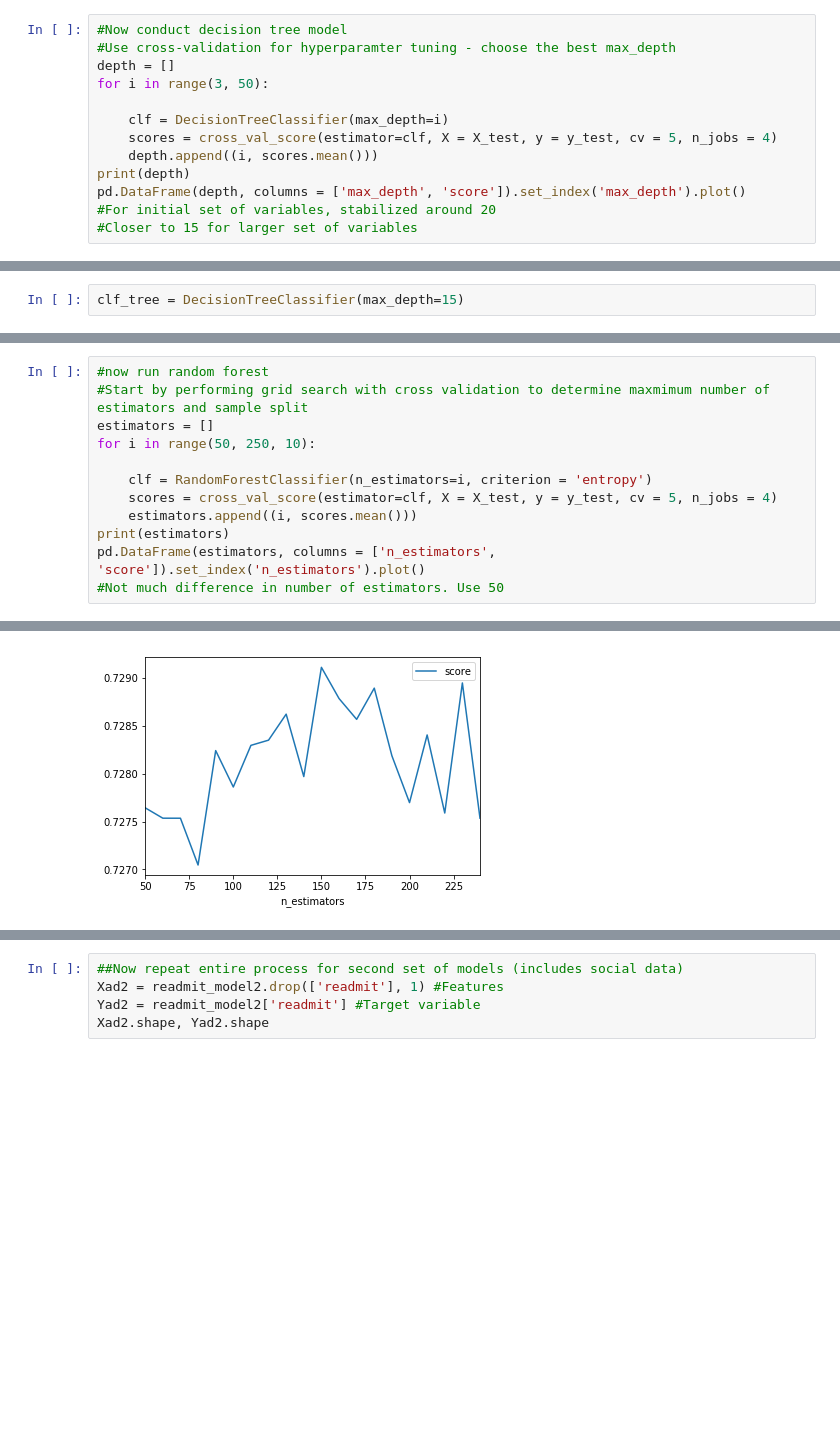
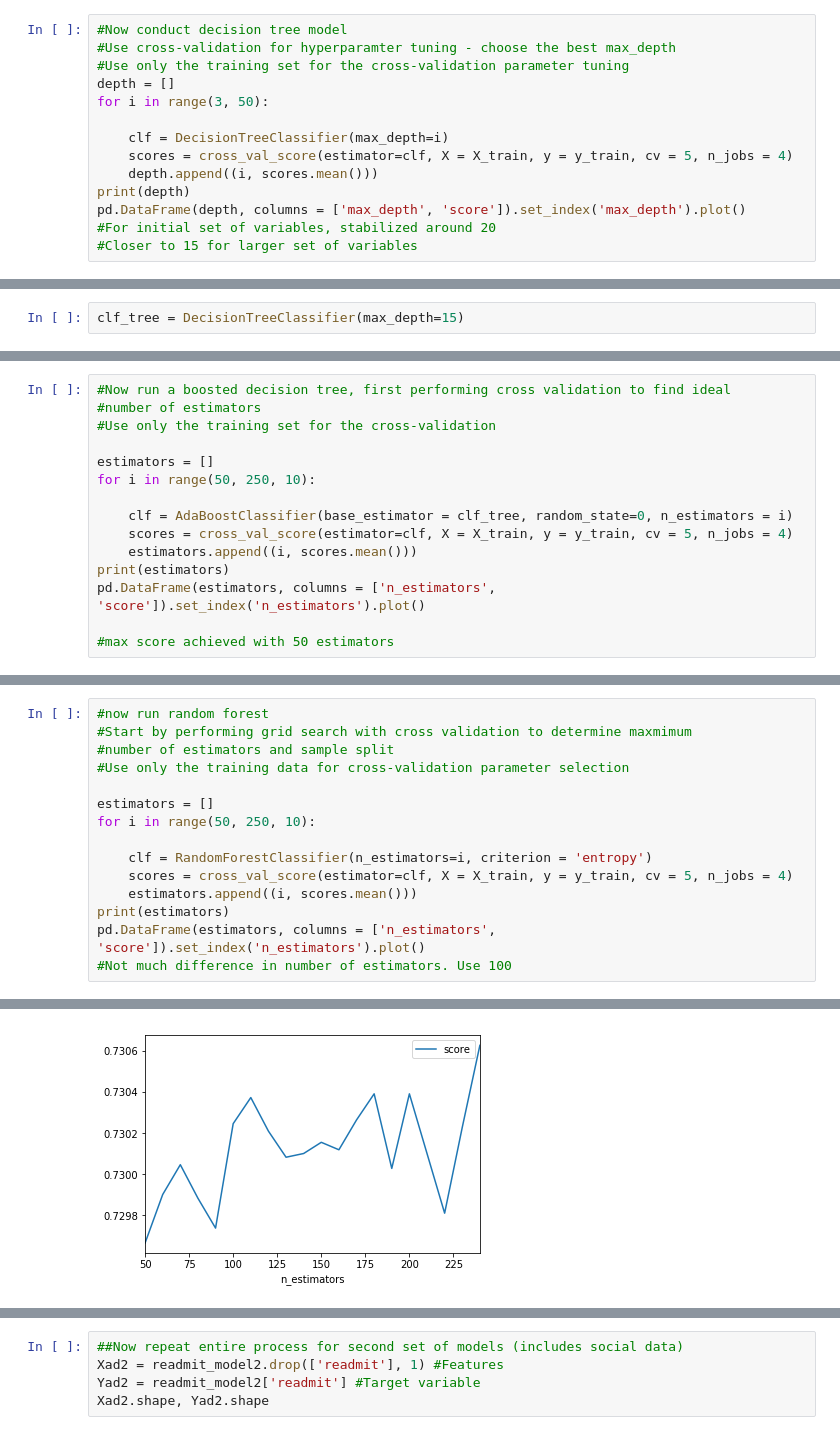
Before and after one commit to bronthomp/Capstone, a Jupyter notebook: Capstone_models.ipynb, the cells around one changed output, grey strips where cells are left out. Drawn from its saved outputs; the diff is of its cells as text; blank space fills up the shorter version.

Commit message:
updates to models - include BoostedDT

```diff
--- a/Capstone_models.ipynb
+++ b/Capstone_models.ipynb
@@ -112,11 +79,12 @@ MCC:
 # %%
 #Now conduct decision tree model
 #Use cross-validation for hyperparamter tuning - choose the best max_depth
+#Use only the training set for the cross-validation parameter tuning
 depth = []
 for i in range(3, 50):
 
     clf = DecisionTreeClassifier(max_depth=i)
-    scores = cross_val_score(estimator=clf, X = X_test, y = y_test, cv = 5, n_jobs = 4)
+    scores = cross_val_score(estimator=clf, X = X_train, y = y_train, cv = 5, n_jobs = 4)
     depth.append((i, scores.mean()))
 print(depth)
 pd.DataFrame(depth, columns = ['max_depth', 'score']).set_index('max_depth').plot()
@@ -172,0 +121,15 @@ MCC:
+# %%
+#Now run a boosted decision tree, first performing cross validation to find ideal
+#number of estimators
+#Use only the training set for the cross-validation
+
+estimators = []
+for i in range(50, 250, 10):
+
+    clf = AdaBoostClassifier(base_estimator = clf_tree, random_state=0, n_estimators = i)
+    scores = cross_val_score(estimator=clf, X = X_train, y = y_train, cv = 5, n_jobs = 4)
+    estimators.append((i, scores.mean()))
+print(estimators)
+pd.DataFrame(estimators, columns = ['n_estimators', 'score']).set_index('n_estimators').plot()
+
+#max score achieved with 50 estimators
@@ -173,13 +153,16 @@ MCC:
 # %%
 #now run random forest
-#Start by performing grid search with cross validation to determine maxmimum number of estimators and sample split
+#Start by performing grid search with cross validation to determine maxmimum
+#number of estimators and sample split
+#Use only the training data for cross-validation parameter selection
+
 estimators = []
 for i in range(50, 250, 10):
 
     clf = RandomForestClassifier(n_estimators=i, criterion = 'entropy')
-    scores = cross_val_score(estimator=clf, X = X_test, y = y_test, cv = 5, n_jobs = 4)
+    scores = cross_val_score(estimator=clf, X = X_train, y = y_train, cv = 5, n_jobs = 4)
     estimators.append((i, scores.mean()))
 print(estimators)
 pd.DataFrame(estimators, columns = ['n_estimators', 'score']).set_index('n_estimators').plot()
-#Not much difference in number of estimators. Use 50
+#Not much difference in number of estimators. Use 100
 # %% [output]
@@ -206,5 +170,5 @@ pd.DataFrame(estimators, columns = ['n_estimators', 'score']).set_index('n_estim
 <matplotlib.axes._subplots.AxesSubplot at 0x...>
-[figure, old version]
+[figure, new version]
 # %%
 #Repeat for number of min samples
 samples=[]
```
Also changed, not shown: parts of 21 cells of this notebook.
